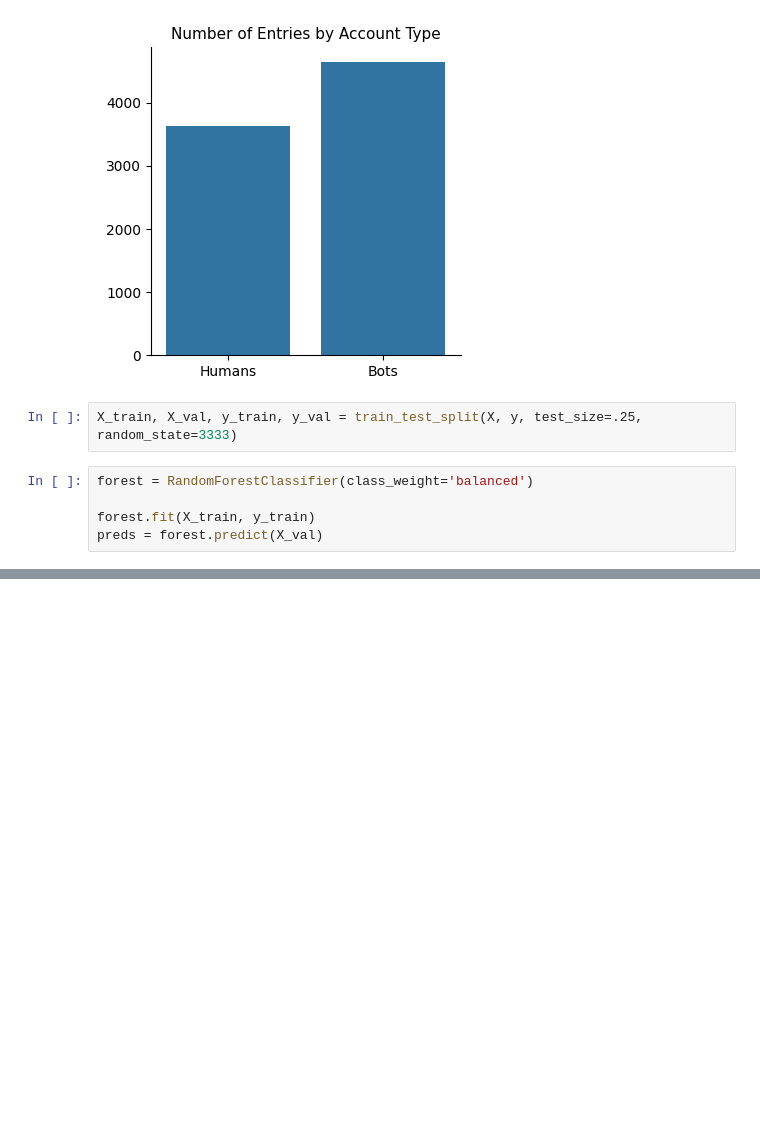
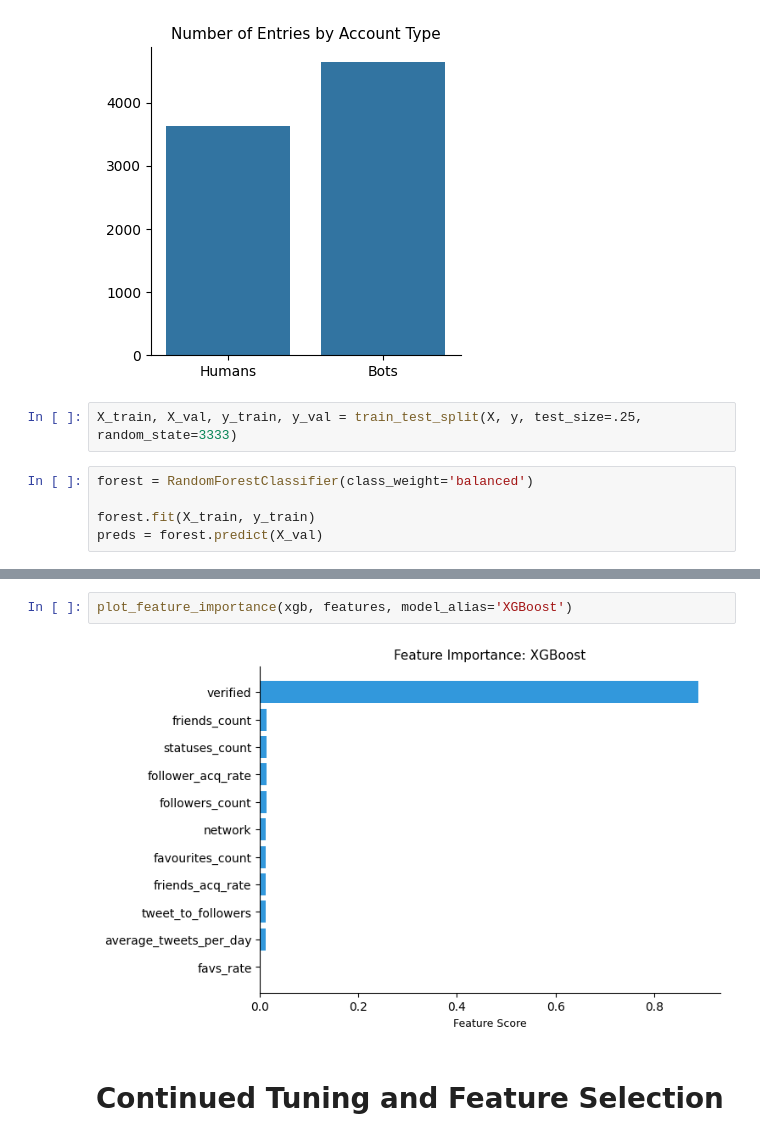
Before and after one commit to shuchuhuang/870_Project, a Jupyter notebook: modeling.ipynb, the cells around one changed output, grey strips where cells are left out. Drawn from its saved outputs; the diff is of its cells as text; blank space fills up the shorter version.

Commit message:
analyze different models

```diff
--- a/modeling.ipynb
+++ b/modeling.ipynb
@@ -249,0 +282,6 @@ plot_feature_importance(forest, features, model_alias='RandomForest')
+# %%
+plot_feature_importance(xgb, features, model_alias='XGBoost')
+# %% [output]
+[figure, added]
+# %% [markdown]
+# Continued Tuning and Feature Selection
```
Also changed, not shown: parts of 27 cells of this notebook.
